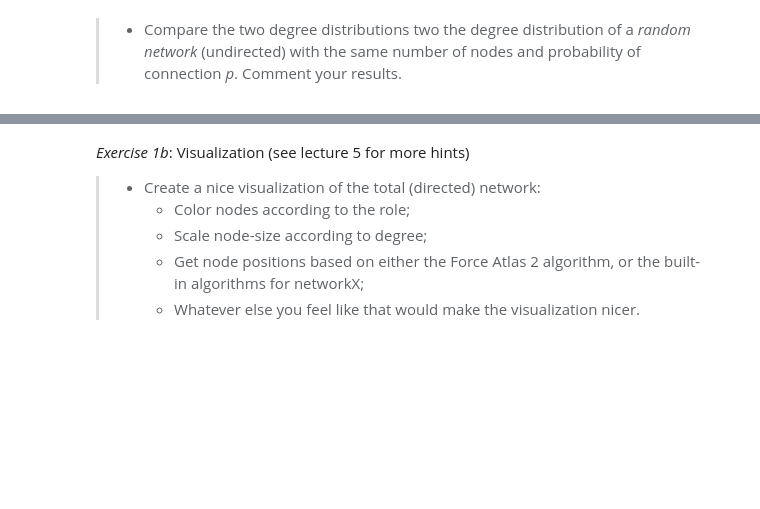
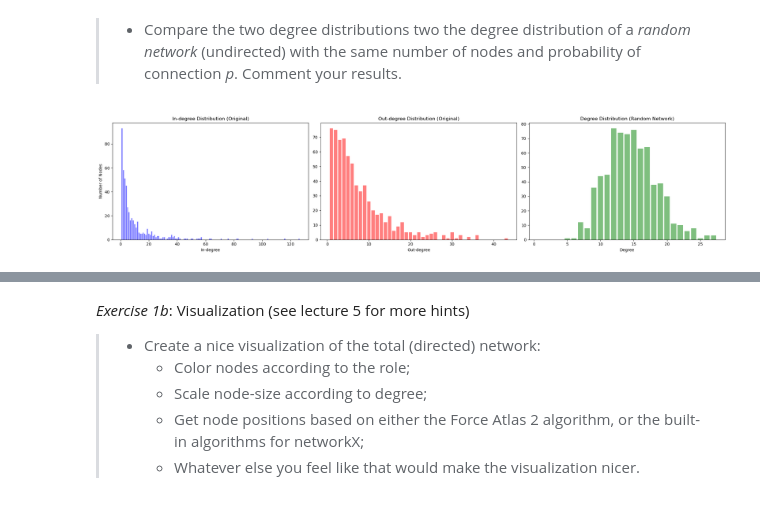
Before and after one commit to danielsanuwich/socialgraphs2023, a Jupyter notebook: Assignment2.ipynb, the cells around one changed output, grey strips where cells are left out. Cells and saved outputs as stored; diff of their text form; code cells hidden in the pictures; blank space fills up the shorter version.

```diff
--- a/Assignment2.ipynb
+++ b/Assignment2.ipynb
@@ -256,2 +273,40 @@ Values less than or equal to 0 in data. Throwing out 0 or negative values
 # %% [markdown]
 > * Compare the two degree distributions two the degree distribution of a *random network* (undirected) with the same number of nodes and probability of connection *p*. Comment your results.
+# %%
+import networkx as nx
+import matplotlib.pyplot as plt
+
+N = len(G.nodes())
+E = len(G.edges())
+p = 2 * E / (N * (N - 1))
+
+# Generate a random network with same N and calculated p
+G_random = nx.erdos_renyi_graph(N, p)
+
+# Extract degree values for the random network
+degree_values_random = [val for key, val in G_random.degree()]
+
+# Initialize a new figure for the histograms
+fig, (ax1, ax2, ax3) = plt.subplots(1, 3, figsize=(22,5))
+
+# Original In-degree Distribution
+ax1.hist(in_degree_values, bins=range(1, max(in_degree_values)+2), align='left', rwidth=0.8, alpha=0.5, color='blue')
+ax1.set_title('In-degree Distribution (Original)')
+ax1.set_xlabel('In-degree')
+ax1.set_ylabel('Number of Nodes')
+
+# Original Out-degree Distribution
+ax2.hist(out_degree_values, bins=range(1, max(out_degree_values)+2), align='left', rwidth=0.8, alpha=0.5, color='red')
+ax2.set_title('Out-degree Distribution (Original)')
+ax2.set_xlabel('Out-degree')
+
+# Random Network Degree Distribution
+ax3.hist(degree_values_random, bins=range(1, max(degree_values_random)+2), align='left', rwidth=0.8, alpha=0.5, color='green')
+ax3.set_title('Degree Distribution (Random Network)')
+ax3.set_xlabel('Degree')
+
+# Display the plots
+plt.tight_layout()
+plt.show()
+# %% [output]
+[figure, added]
```
Also changed, not shown: parts of 11 cells of this notebook, 1 other file.
